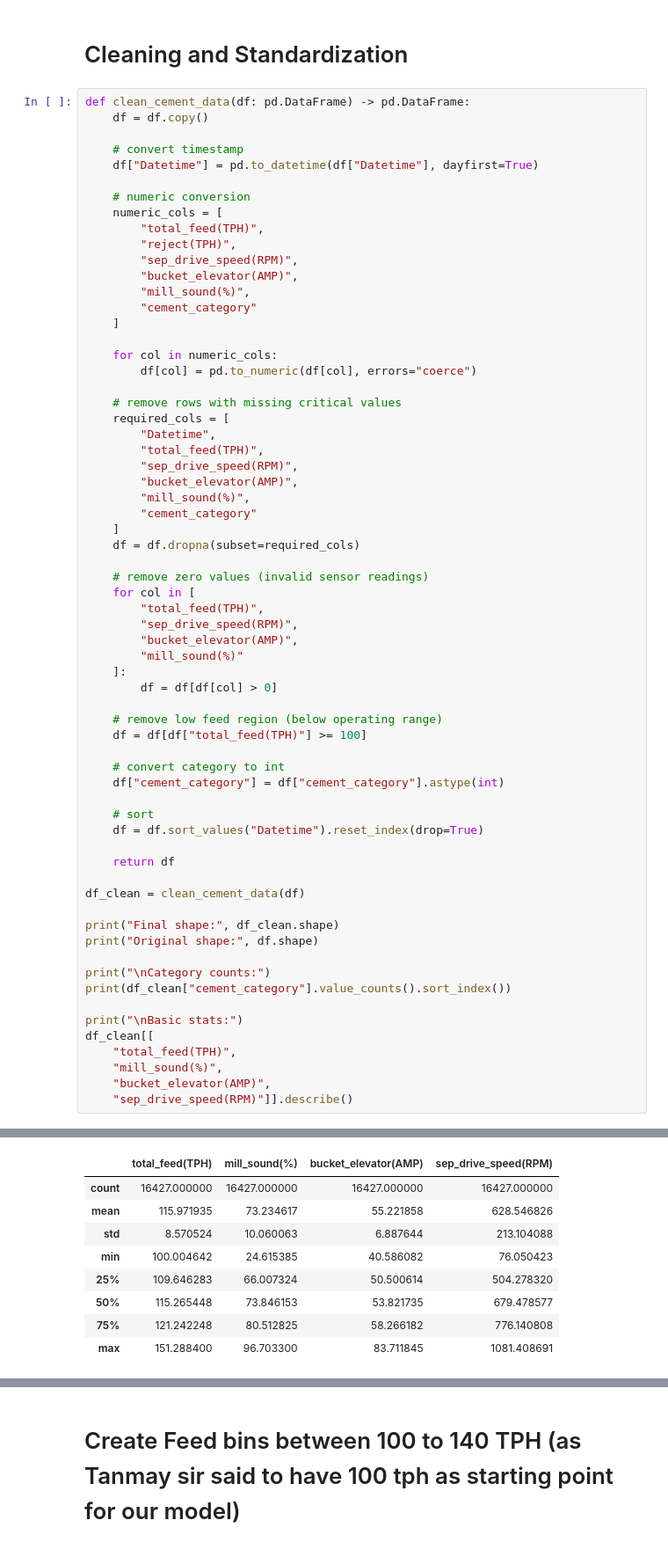
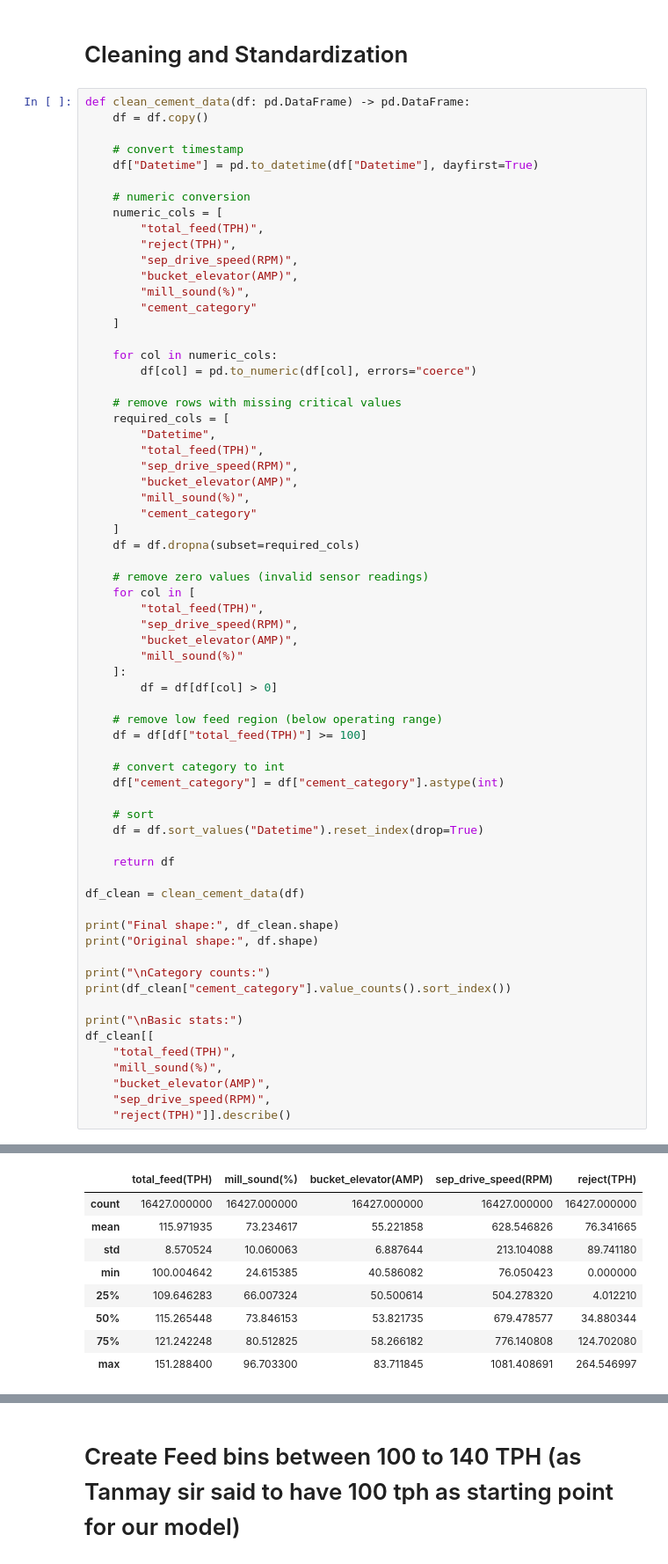
Before and after one commit to tranga-viz01/cementAI, a Jupyter notebook: notebooks/arin_phase2_modelling.ipynb, the cells around one changed output, grey strips where cells are left out. Shown at 88% size. Saved outputs shown, nothing was run; the diff lists cells and outputs as text.

```diff
--- a/notebooks/arin_phase2_modelling.ipynb
+++ b/notebooks/arin_phase2_modelling.ipynb
@@ -92,40 +92,41 @@ def clean_cement_data(df: pd.DataFrame) -> pd.DataFrame:
 
     # sort
     df = df.sort_values("Datetime").reset_index(drop=True)
 
     return df
 
 df_clean = clean_cement_data(df)
 
 print("Final shape:", df_clean.shape)
 print("Original shape:", df.shape)
 
 print("\nCategory counts:")
 print(df_clean["cement_category"].value_counts().sort_index())
 
 print("\nBasic stats:")
 df_clean[[
     "total_feed(TPH)",
     "mill_sound(%)",
     "bucket_elevator(AMP)",
-    "sep_drive_speed(RPM)"]].describe()
+    "sep_drive_speed(RPM)",
+    "reject(TPH)"]].describe()
 # %% [output]
 Final shape: (16427, 7)
 Original shape: (22838, 7)
 
 Category counts:
 cement_category
 0    12444
 1     3983
 Name: count, dtype: int64
 
 Basic stats:
-|  | total_feed(TPH) | mill_sound(%) | bucket_elevator(AMP) | sep_drive_speed(RPM) |
-| count | 16427.000000 | 16427.000000 | 16427.000000 | 16427.000000 |
-| mean | 115.971935 | 73.234617 | 55.221858 | 628.546826 |
-| std | 8.570524 | 10.060063 | 6.887644 | 213.104088 |
-| min | 100.004642 | 24.615385 | 40.586082 | 76.050423 |
-| 25% | 109.646283 | 66.007324 | 50.500614 | 504.278320 |
-| 50% | 115.265448 | 73.846153 | 53.821735 | 679.478577 |
-| 75% | 121.242248 | 80.512825 | 58.266182 | 776.140808 |
-| max | 151.288400 | 96.703300 | 83.711845 | 1081.408691 |
+|  | total_feed(TPH) | mill_sound(%) | bucket_elevator(AMP) | sep_drive_speed(RPM) | reject(TPH) |
+| count | 16427.000000 | 16427.000000 | 16427.000000 | 16427.000000 | 16427.000000 |
+| mean | 115.971935 | 73.234617 | 55.221858 | 628.546826 | 76.341665 |
+| std | 8.570524 | 10.060063 | 6.887644 | 213.104088 | 89.741180 |
+| min | 100.004642 | 24.615385 | 40.586082 | 76.050423 | 0.000000 |
+| 25% | 109.646283 | 66.007324 | 50.500614 | 504.278320 | 4.012210 |
+| 50% | 115.265448 | 73.846153 | 53.821735 | 679.478577 | 34.880344 |
+| 75% | 121.242248 | 80.512825 | 58.266182 | 776.140808 | 124.702080 |
+| max | 151.288400 | 96.703300 | 83.711845 | 1081.408691 | 264.546997 |
```
Also changed, not shown: parts of 1 cell of this notebook, 9 other files.
